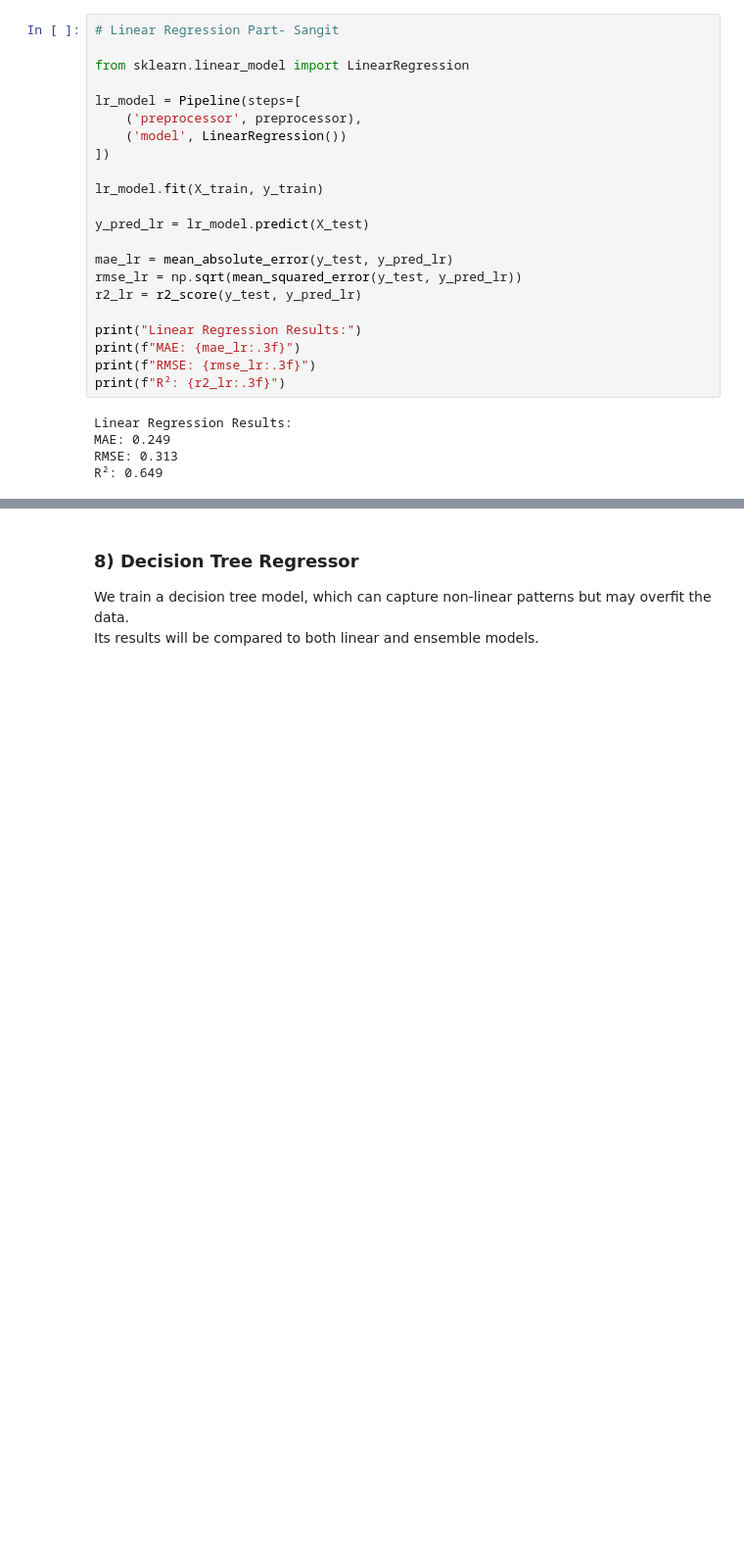
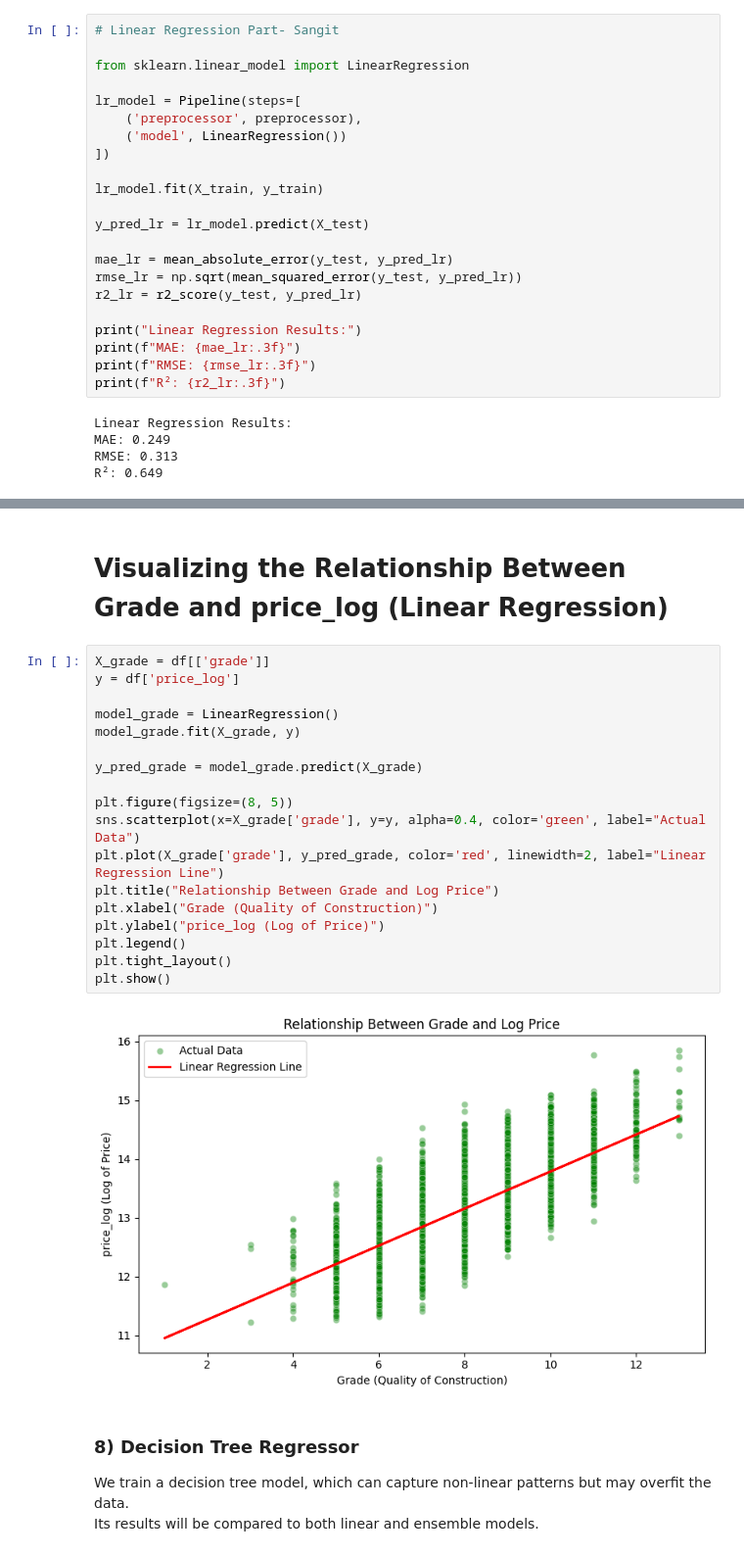
Before and after one commit to natalyyau/predicting-housing-prices, a Jupyter notebook: notebooks/housing_modeling.ipynb, the cells around one changed output, grey strips where cells are left out. Shown at 98% size. Cells and saved outputs as stored; diff of their text form; blank space fills up the shorter version.

```diff
--- a/notebooks/housing_modeling.ipynb
+++ b/notebooks/housing_modeling.ipynb
@@ -147,3 +176,25 @@ R²: 0.649
+# %% [markdown]
+# Visualizing the Relationship Between Grade and price_log (Linear Regression)
+# %%
+X_grade = df[['grade']]
+y = df['price_log']
+
+model_grade = LinearRegression()
+model_grade.fit(X_grade, y)
+
+y_pred_grade = model_grade.predict(X_grade)
+
+plt.figure(figsize=(8, 5))
+sns.scatterplot(x=X_grade['grade'], y=y, alpha=0.4, color='green', label="Actual Data")
+plt.plot(X_grade['grade'], y_pred_grade, color='red', linewidth=2, label="Linear Regression Line")
+plt.title("Relationship Between Grade and Log Price")
+plt.xlabel("Grade (Quality of Construction)")
+plt.ylabel("price_log (Log of Price)")
+plt.legend()
+plt.tight_layout()
+plt.show()
+# %% [output]
+[figure, added]
 # %% [markdown]
 ### 8) Decision Tree Regressor
 We train a decision tree model, which can capture non-linear patterns but may overfit the data.
```
Also changed, not shown: parts of 2 cells of this notebook.
